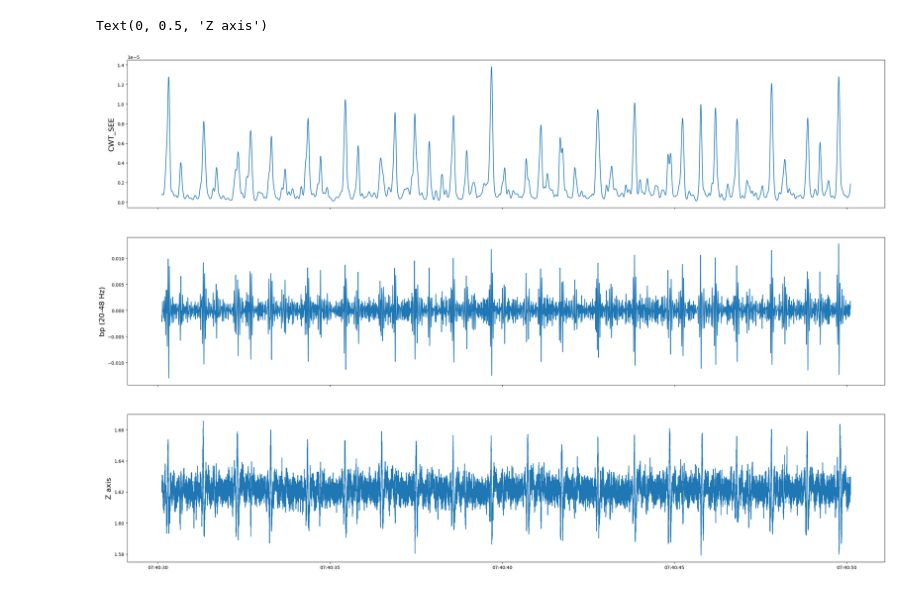
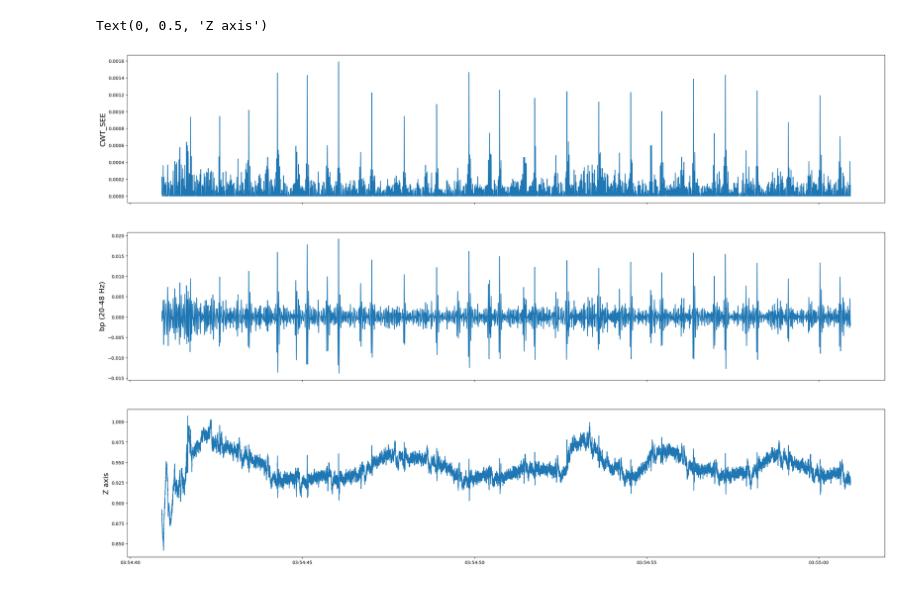
Before and after one commit to duyayun/LMA_sleep, a Jupyter notebook: MA _hr.ipynb, the cells around one changed output. Saved outputs shown, nothing was run; the diff lists cells and outputs as text; code cells hidden in the pictures.

```diff
--- a/MA _hr.ipynb
+++ b/MA _hr.ipynb
@@ -12,7 +12,7 @@ def file_to_lazy_frame(filename):
     return pl.read_csv(filename, columns=['ts', 'z'], use_pyarrow=True).select([pl.col('ts').cast(pl.Datetime), pl.col('z').cast(pl.Int16)]).interpolate().filter(pl.col('ts').is_not_null()).filter(pl.col('z').is_not_null())
 
 def get_filename(primary):
-    return r'C:\Users\13103\Documents\data_analysis\PSG\MA\0327\IMU.csv'
+    return r"C:\Users\13103\Documents\data_analysis\PSG\rawdata\p5.csv"
 
 xl0 = file_to_lazy_frame(get_filename(True))
 xl1 = file_to_lazy_frame(get_filename(False))
@@ -39,38 +39,49 @@ def shannon_energy(x):
     x_env = -x**2 * np.log(x**2)
     return(x_env)
 
+# def bandpass_filt(sig,cutoff,fs,mode):
+#     nyq = 0.5*fs
+#     wn = cutoff/nyq
+#     sos = signal.butter(4, wn, btype=mode,output='sos')
+#     return pd.DataFrame(data=signal.sosfiltfilt(sos,sig,axis=0),columns=sig.columns,index=sig.index)
 def bandpass_filt(sig,cutoff,fs,mode):
     nyq = 0.5*fs
     wn = cutoff/nyq
     sos = signal.butter(4, wn, btype=mode,output='sos')
-    return pd.DataFrame(data=signal.sosfiltfilt(sos,sig,axis=0),columns=sig.columns,index=sig.index)
-
-##generate cwt matrix
+    if isinstance(sig,pd.DataFrame):
+        # if you gave in a dataframe, get it back with the appropriate columns
+        return pd.DataFrame(data=signal.sosfiltfilt(sos,sig,axis=0),columns=sig.columns,index=sig.index)
+    elif isinstance(sig,pd.Series):
+        return pd.DataFrame(data=signal.sosfiltfilt(sos,sig,axis=0),columns=[sig.name],index=sig.index)
+    else:
+        return signal.sosfiltfilt(sos,sig,axis=0)
+#generate cwt matrix
 
 fs = 1e-09**-1/np.median(np.diff(csv.index.values.astype(np.int64)))
 csv = pd.DataFrame(csv)
 test_bp = bandpass_filt(csv,(20,51),fs,'bandpass')
 test_bp = test_bp.to_numpy().flatten()
-cwtmtx = signal.cwt(test_bp,signal.morlet,np.arange(1,100))
+cwtmtx = signal.cwt(test_bp,signal.morlet,np.arange(1,15))
 tm = pd.to_datetime(csv.index)
 
 ## find cwt local maxiums
-cwt_pk = cwtmtx.T[:,1:15]
+# cwt_pk = cwtmtx.T[:,1:15]
+cwt_pk = cwtmtx.T
 cwt_pks = cwt_pk.max(axis=1)
 
 
 #use shannon energy to process oscaliating signal
 cwt_se = shannon_energy(cwt_pks)
 cwt_se_gs = ndimage.gaussian_filter(np.abs(cwt_se),sigma=25)#40 is taken from the average heart sound lobe of 100ms 0.1*fs/4
 
 fig, axs = plt.subplots(3,sharex=True,figsize=(30,20))
 
-axs[0].plot(tm[3990000:4010000],cwt_se_gs[3990000:4010000])
+axs[0].plot(tm[3990000:4010000],cwt_pks[3990000:4010000])
 axs[0].set_ylabel('CWT_SEE',fontsize=16)
 axs[1].plot(tm[3990000:4010000],test_bp[3990000:4010000])
 axs[1].set_ylabel('bp (20-48 Hz)',fontsize=16)
 axs[2].plot(tm[3990000:4010000],csv[3990000:4010000])
 axs[2].set_ylabel('Z axis',fontsize=16)
 # %% [output]
 Text(0, 0.5, 'Z axis')
-[figure, old version]
+[figure, new version]
```
Also changed, not shown: parts of 8 cells of this notebook, 4 other files.
